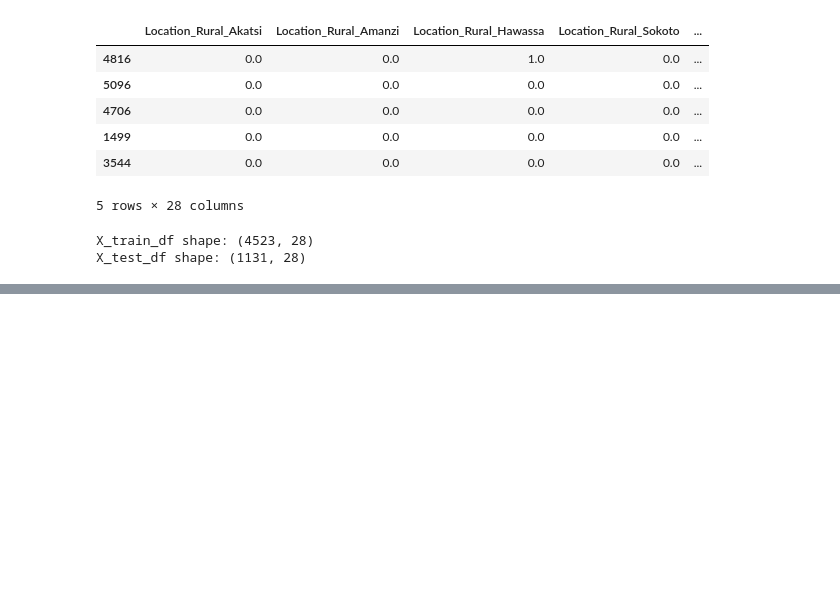
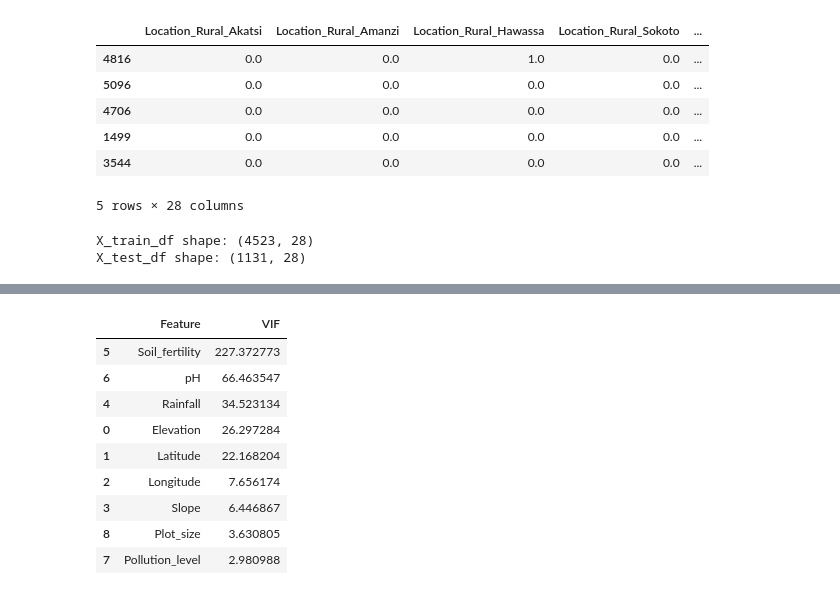
Before and after one commit to Vincent-kiptoo/maji-ndogo-yield-intelligence, a Jupyter notebook: notebooks/02_baseline_ols.ipynb, the cells around one changed output, grey strips where cells are left out. Drawn from its saved outputs; the diff is of its cells as text; code cells hidden in the pictures; blank space fills up the shorter version.

```diff
--- a/notebooks/02_baseline_ols.ipynb
+++ b/notebooks/02_baseline_ols.ipynb
@@ -267,0 +335,13 @@ strong multicollinearity problems or that the design matrix is singular.
+# %%
+outlier_influence(X_train, numerical_features)
+# %% [output]
+|  | Feature | VIF |
+| 5 | Soil_fertility | 227.372773 |
+| 6 | pH | 66.463547 |
+| 4 | Rainfall | 34.523134 |
+| 0 | Elevation | 26.297284 |
+| 1 | Latitude | 22.168204 |
+| 2 | Longitude | 7.656174 |
+| 3 | Slope | 6.446867 |
+| 8 | Plot_size | 3.630805 |
+| 7 | Pollution_level | 2.980988 |
```
Also changed, not shown: parts of 9 cells of this notebook.
